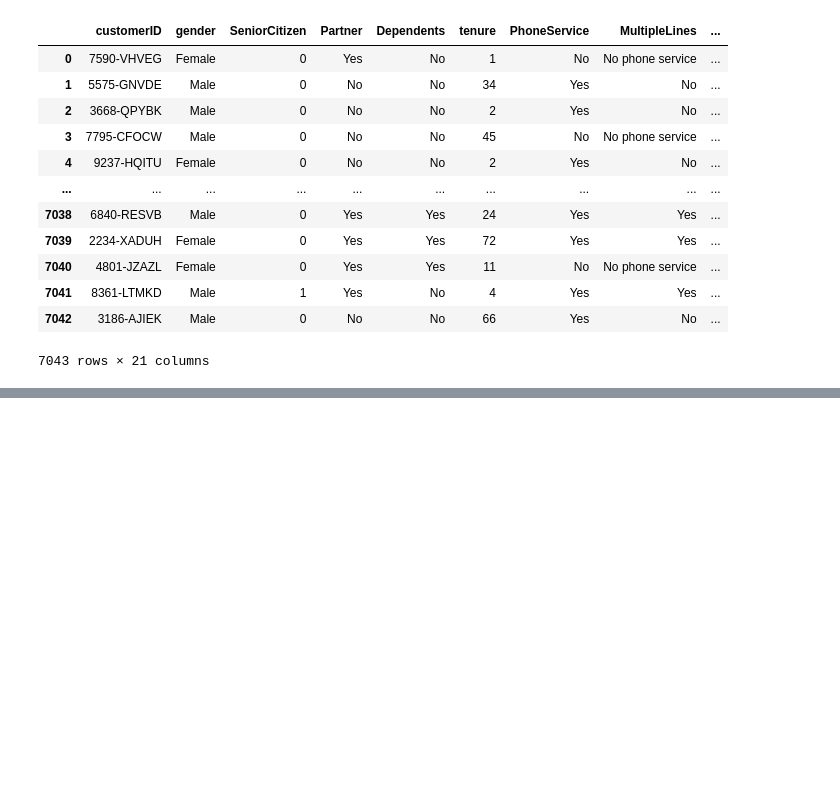
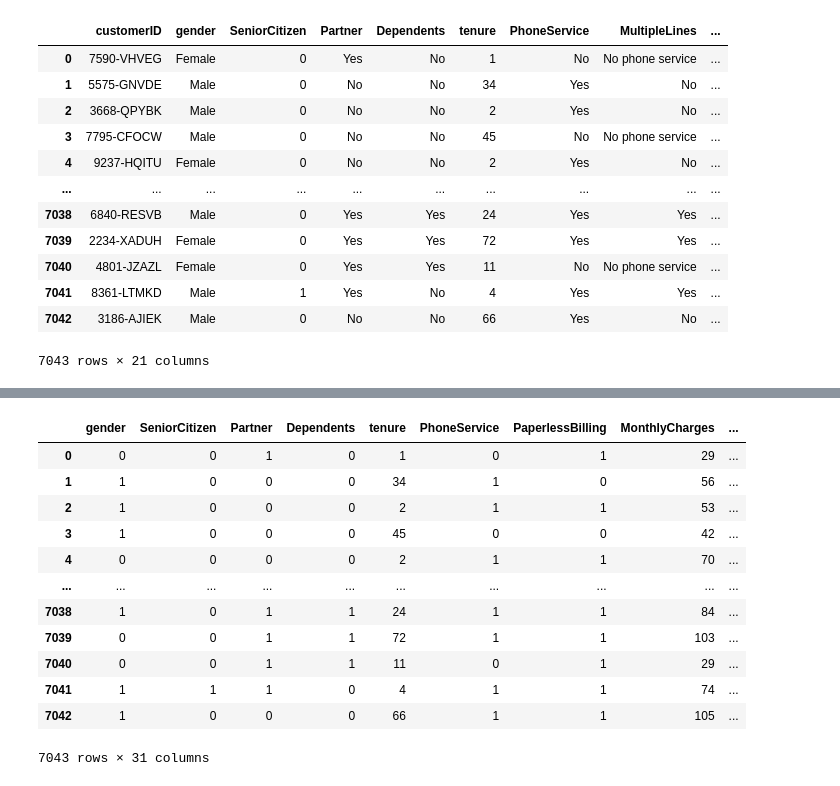
Before and after one commit to MAYANKSHARMA01010/GEN-AI-ML, a Jupyter notebook: 1.Phase1.ipynb, the cells around one changed output, grey strips where cells are left out. Drawn from its saved outputs; the diff is of its cells as text; code cells hidden in the pictures; blank space fills up the shorter version.

```diff
--- a/1.Phase1.ipynb
+++ b/1.Phase1.ipynb
@@ -210,3 +211,10 @@ cap_outliers(df, "TotalCharges")
 | 7041 | 8361-LTMKD | Male | 1 | Yes | No | 4 | Yes | Yes | ... |
 | 7042 | 3186-AJIEK | Male | 0 | No | No | 66 | Yes | No | ... |
 7043 rows × 21 columns
+# %%
+def null_values(df, col):
+    print(f"Null Values in col {col} => {df[col].isnull().sum()}")
+    print("------------------------------------")
+    return
+for col in cols :
+    null_values(df, col)
@@ -212,0 +239,15 @@ cap_outliers(df, "TotalCharges")
+# %%
+def count_unique(df, col) :
+    total_unique = df[col].nunique()
+    all_unique = df[col].unique()
+
+    if total_unique < 10 :
+        print(f"{col} => {all_unique}")
+    else :
+        print(f"Total unique values for {col} => {total_unique}")
+
+    print("------------------------------------")
+    return
+
+for col in cols :
+    count_unique(df, col)
@@ -212,0 +296,8 @@ cap_outliers(df, "TotalCharges")
+# %%
+label_cols = ['Partner', 'Dependents', 'PhoneService', 'PaperlessBilling', 'Churn', "gender"]
+
+for col in label_cols:
+    le = LabelEncoder()
+    df_cleaned[col] = le.fit_transform(df_cleaned[col])
+
+df_cleaned.head()
@@ -212,0 +311,17 @@ cap_outliers(df, "TotalCharges")
+# %%
+df_encoded = pd.get_dummies(df_cleaned, drop_first=True).astype(int)
+df_encoded
+# %% [output]
+|  | gender | SeniorCitizen | Partner | Dependents | tenure | PhoneService | PaperlessBilling | MonthlyCharges | ... |
+| 0 | 0 | 0 | 1 | 0 | 1 | 0 | 1 | 29 | ... |
+| 1 | 1 | 0 | 0 | 0 | 34 | 1 | 0 | 56 | ... |
+| 2 | 1 | 0 | 0 | 0 | 2 | 1 | 1 | 53 | ... |
+| 3 | 1 | 0 | 0 | 0 | 45 | 0 | 0 | 42 | ... |
+| 4 | 0 | 0 | 0 | 0 | 2 | 1 | 1 | 70 | ... |
+| ... | ... | ... | ... | ... | ... | ... | ... | ... | ... |
+| 7038 | 1 | 0 | 1 | 1 | 24 | 1 | 1 | 84 | ... |
+| 7039 | 0 | 0 | 1 | 1 | 72 | 1 | 1 | 103 | ... |
+| 7040 | 0 | 0 | 1 | 1 | 11 | 0 | 1 | 29 | ... |
+| 7041 | 1 | 1 | 1 | 0 | 4 | 1 | 1 | 74 | ... |
+| 7042 | 1 | 0 | 0 | 0 | 66 | 1 | 1 | 105 | ... |
+7043 rows × 31 columns
```
Also changed, not shown: parts of 6 cells of this notebook.
